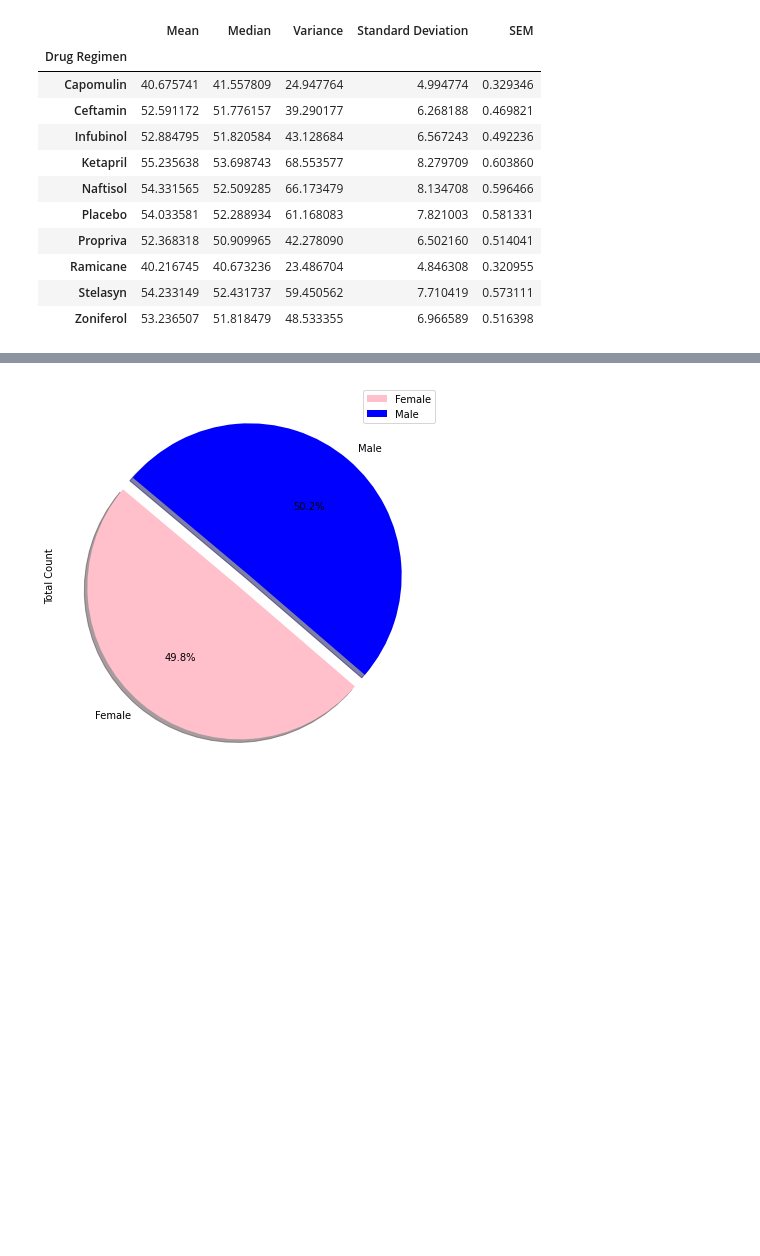
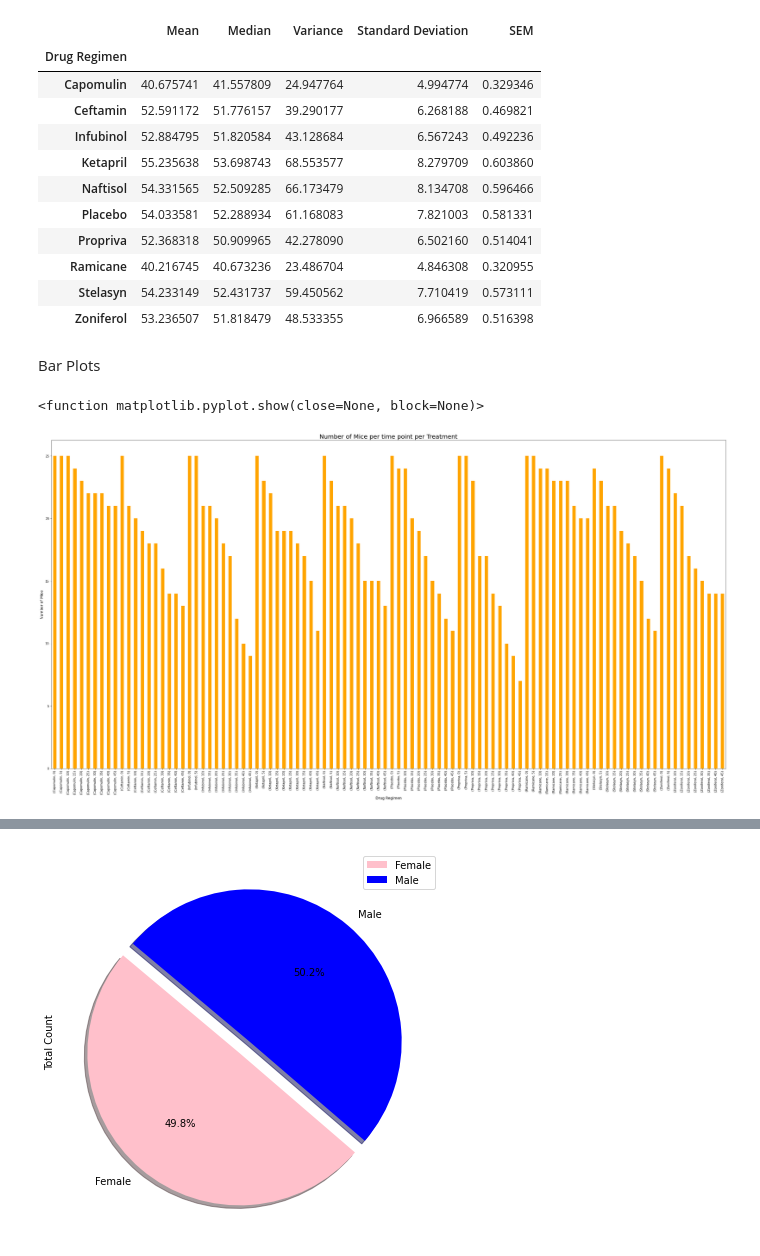
Before and after one commit to Harpreet1214/Matplotlib-homework, a Jupyter notebook: Untitled.ipynb, the cells around one changed output, grey strips where cells are left out. Drawn from its saved outputs; the diff is of its cells as text; code cells hidden in the pictures; blank space fills up the shorter version.

```diff
--- a/Untitled.ipynb
+++ b/Untitled.ipynb
@@ -164,5 +166,19 @@ Summary_Stats
 | Ramicane | 40.216745 | 40.673236 | 23.486704 | 4.846308 | 0.320955 |
 | Stelasyn | 54.233149 | 52.431737 | 59.450562 | 7.710419 | 0.573111 |
 | Zoniferol | 53.236507 | 51.818479 | 48.533355 | 6.966589 | 0.516398 |
+# %% [markdown]
+Bar Plots
 # %%
 # Generate a bar plot showing the number of mice per time point for each treatment throughout the course of the study using pandas
+
+NumberofMice_pertreatment = CleanMouse_dataframe.groupby(["Drug Regimen", "Timepoint"]).count()["Mouse ID"]
+
+NumberofMice_pertreatment.plot(kind="bar", color = "Orange", figsize =(40,20))
+plt.title("Number of Mice per time point per Treatment", fontsize =20)
+plt.xlabel("Drug Regimen", fontsize =12)
+plt.ylabel("Number of Mice", fontsize =12)
+
+plt.show
+# %% [output]
+<function matplotlib.pyplot.show(close=None, block=None)>
+[figure, added]
```
Also changed, not shown: parts of 8 cells of this notebook.
